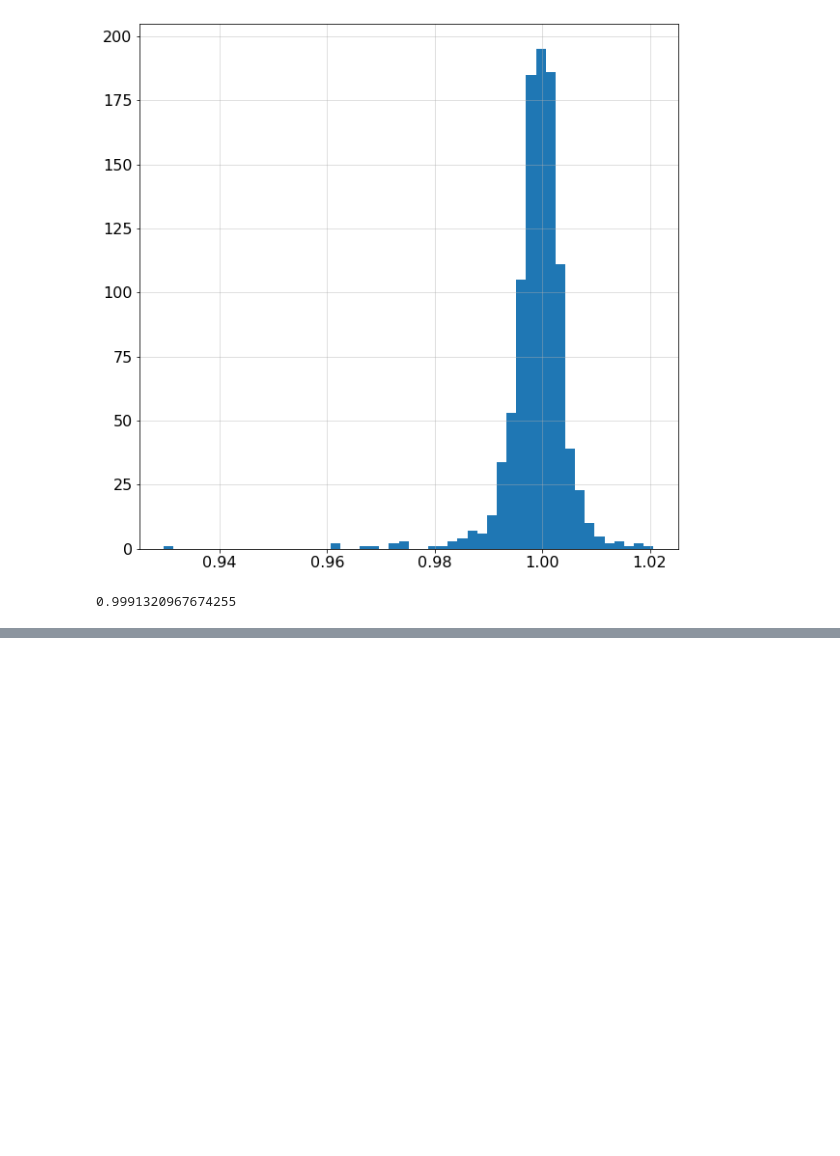
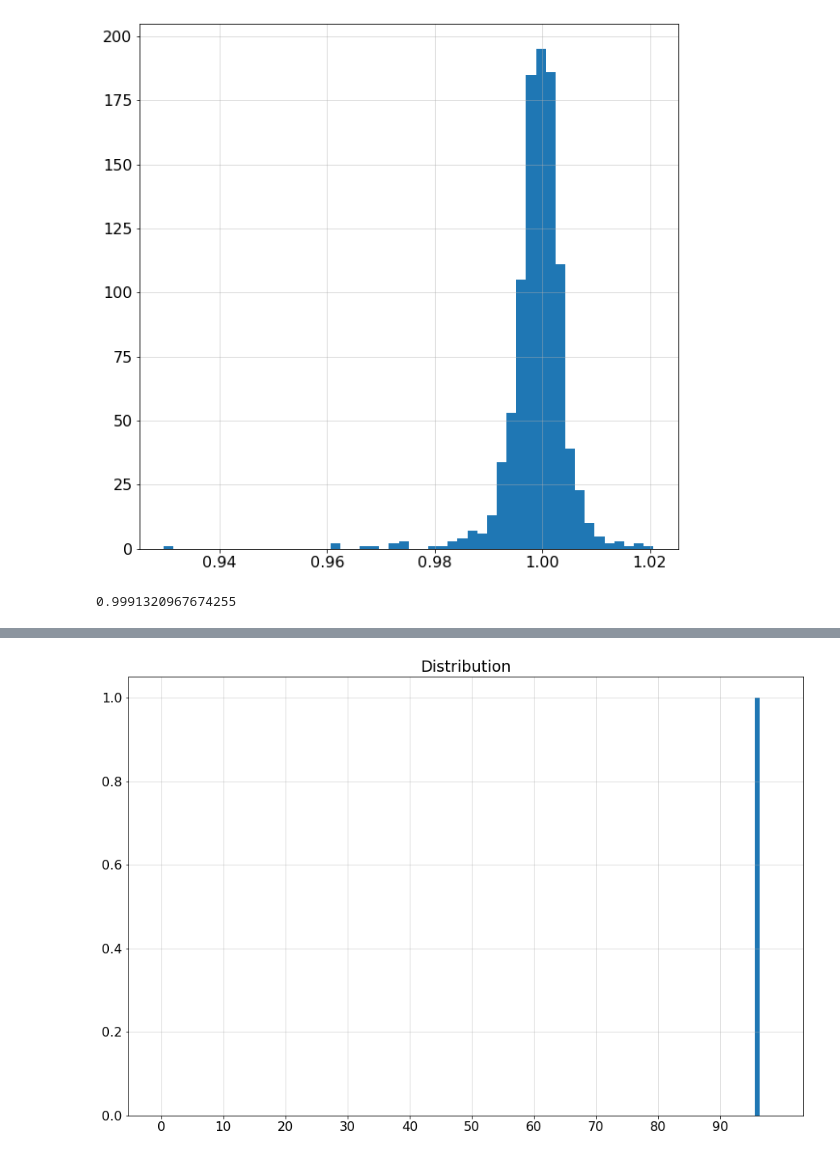
Before and after one commit to GBATZOLIS/conditional_score_diffusion, a Jupyter notebook: sample_from_trained.ipynb, the cells around one changed output, grey strips where cells are left out. Drawn from its saved outputs; the diff is of its cells as text; code cells hidden in the pictures; blank space fills up the shorter version.

```diff
--- a/sample_from_trained.ipynb
+++ b/sample_from_trained.ipynb
@@ -100 +100,11 @@ eigen_vals = (np.array(singular_values)**2).mean(axis=0)
+# %%
+plt.rcParams.update({'font.size': 16})
+plt.figure(figsize=(15,10))
+plt.bar(list(range(len(difference))),probs)
+plt.grid(alpha=0.5)
+plt.title('Distribution')
+plt.xticks(np.arange(0, len(difference)+1, 10))
+plt.show()
+# %% [output]
+[figure, added]
 # %%
```
Also changed, not shown: parts of 23 cells of this notebook, 25 other files.
